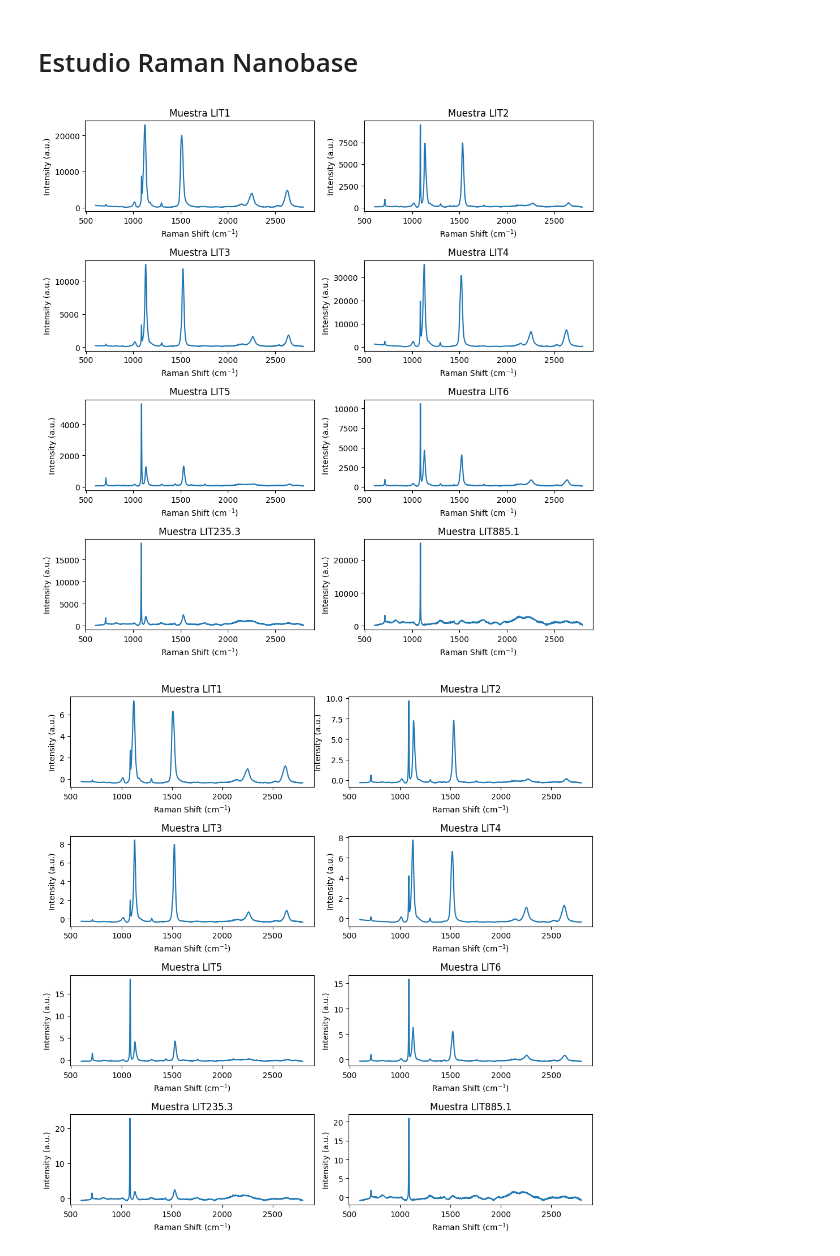
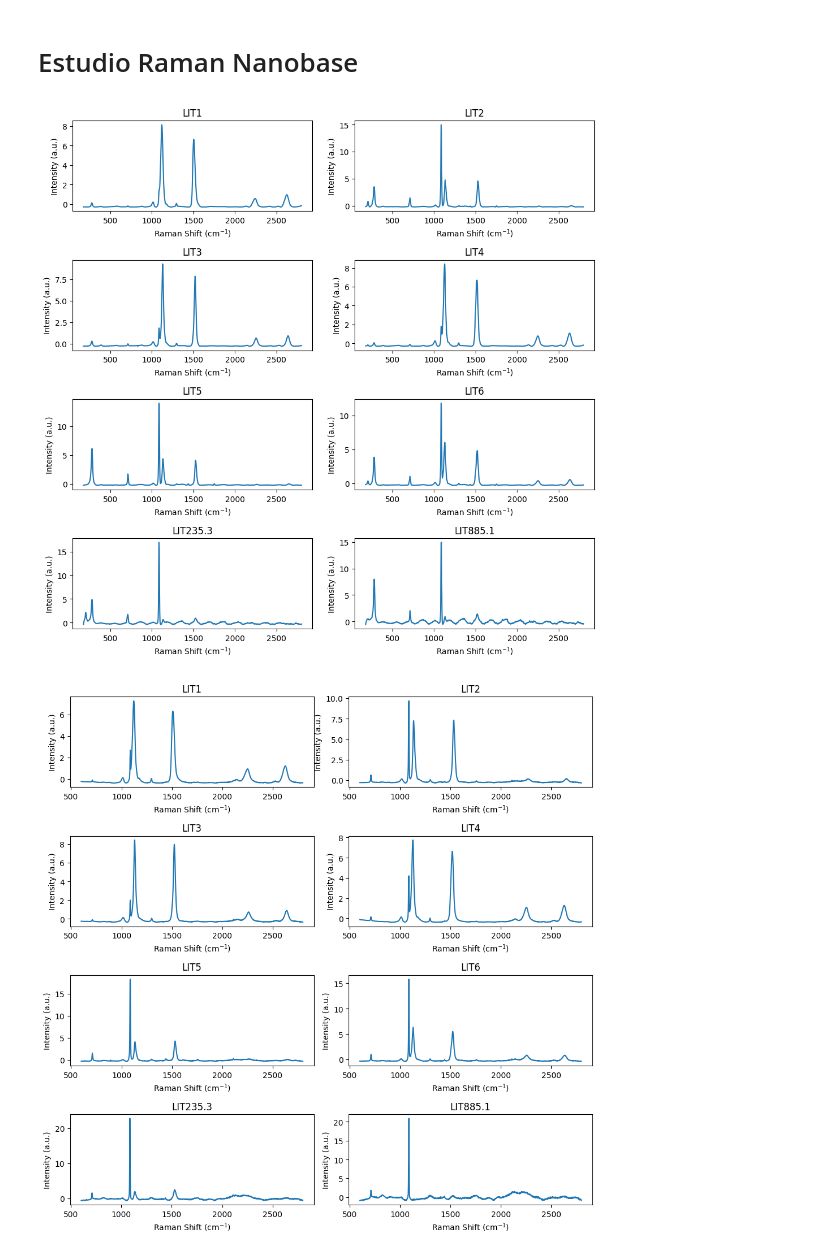
Before and after one commit to andreaperezasen/TFM-ML-Raman-Conchas-Arqueologicas, a Jupyter notebook: Code/Notebooks/plot_espectros.ipynb, the cells around one changed output. Saved outputs shown, nothing was run; the diff lists cells and outputs as text; code cells hidden in the pictures.

```diff
--- a/Code/Notebooks/plot_espectros.ipynb
+++ b/Code/Notebooks/plot_espectros.ipynb
@@ -26,13 +26,13 @@ from sklearn.metrics import accuracy_score, recall_score, precision_score, f1_sc
 from sklearn.cluster import KMeans, AgglomerativeClustering, DBSCAN, SpectralClustering, Birch
 from sklearn.decomposition import PCA
 
-#data_sonda_2023_Matlab_win = pd.read_csv('D:\OneDrive - UNICAN\Escritorio\Conchas\CSV_final\data_sonda_2023_preprocesadoMatlab.csv', index_col=[0,1,2,3,4,5,6,7])
-#data_sonda_2024_Matlab_win = pd.read_csv('D:\OneDrive - UNICAN\Escritorio\Conchas\CSV_final\data_sonda_2024_preprocesadoMatlab.csv', index_col=[0,1,2,3,4,5,6,7])
+data_sonda_2023_Matlab_win = pd.read_csv('D:\OneDrive - UNICAN\Escritorio\Conchas\CSV_final\data_sonda_2023_preprocesadoMatlab.csv', index_col=[0,1,2,3,4,5,6,7])
+data_sonda_2024_Matlab_win = pd.read_csv('D:\OneDrive - UNICAN\Escritorio\Conchas\CSV_final\data_sonda_2024_preprocesadoMatlab.csv', index_col=[0,1,2,3,4,5,6,7])
 
-data_sonda_2024_Matlab= pd.read_csv('/Users/drea/Library/CloudStorage/OneDrive-UNICAN/Escritorio/Conchas/CSV_final/data_sonda_2024_preprocesadoMatlab.csv', index_col=[0,1,2,3,4,5,6,7])
+#data_sonda_2024_Matlab= pd.read_csv('/Users/drea/Library/CloudStorage/OneDrive-UNICAN/Escritorio/Conchas/CSV_final/data_sonda_2024_preprocesadoMatlab.csv', index_col=[0,1,2,3,4,5,6,7])
 
-#data_sonda_2024_Matlab = data_sonda_2024_Matlab_win
-#data_sonda_2023_Matlab = data_sonda_2023_Matlab_win
+data_sonda_2024_Matlab = data_sonda_2024_Matlab_win
+data_sonda_2023_Matlab = data_sonda_2023_Matlab_win
 # %% [markdown]
 # Comparación medidas preprocesadas por Matlab de la sonda en 2023 - 2024
 # %%
@@ -212,12 +212,12 @@ def avg_spectrum (data,
 
 
   # Etiquetas y título para el gráfico
-  plt.xlabel("Raman Shift (cm$^{-1}$)")
-  plt.ylabel('Intensity (a.u.)')
+  plt.xlabel("Raman Shift (cm$^{-1}$)", fontsize=14)
+  plt.ylabel('Intensity (a.u.)', fontsize=14)
 
-  plt.xticks(np.arange(50, max(wavenumber)+1, 150), rotation = 0)
+  plt.xticks(np.arange(100, max(wavenumber)+1, 200), rotation = 0, fontsize=12)
 
-
+  plt.grid(True, alpha=0.5)
   plt.show()
 
 print('Espectros medios para las muestras normalizados con SNV')
@@ -275,34 +275,34 @@ def avg_spectrum_all(data,  muestras):
     #data = pd.concat(dataframes, axis=0)
     fig, axes = plt.subplots(4, 2, figsize=(10, 10))
     # Itera sobre las muestras y representa cada una en su subplot
     for i, muestra in enumerate(muestras):
         data_muestra = data[data.index.get_level_values('Muestra') == f'{muestra}']
         wavenumber = data_muestra.columns.get_level_values(0).astype(float)
         # Calcula las intensidades medias para cada número de onda
         mean_intensity = data_muestra.mean(axis=0)
 
 
         # Calcula la posición del subplot en la matriz de subplots
         fila = i // 2
         columna = i % 2
 
         # Representa el espectro medio en el subplot correspondiente
         axes[fila, columna].plot(wavenumber, mean_intensity, label=f'Muestra {muestra}')
         axes[fila, columna].set_xlabel('Raman Shift (cm$^{-1}$)')
         axes[fila, columna].set_ylabel('Intensity (a.u.)')
-        axes[fila, columna].set_title(f'Muestra {muestra}')
+        axes[fila, columna].set_title(f'{muestra}')
 
 
     # Ajusta el espaciado entre subplots
     plt.tight_layout()
 
 
     # Muestra los subplots
     plt.show()
 
-avg_spectrum_all(data_nanobase, muestras_ordenadas)
+avg_spectrum_all(data_sonda_2024_Matlab_snv, muestras_ordenadas)
 data_nanobase_snv = SNV(data_nanobase)
 avg_spectrum_all(data_nanobase_snv, muestras_ordenadas)
 # %% [output]
-[figure, old version]
+[figure, new version]
-[figure, old version]
+[figure, new version]
```
Also changed, not shown: parts of 3 cells of this notebook.
